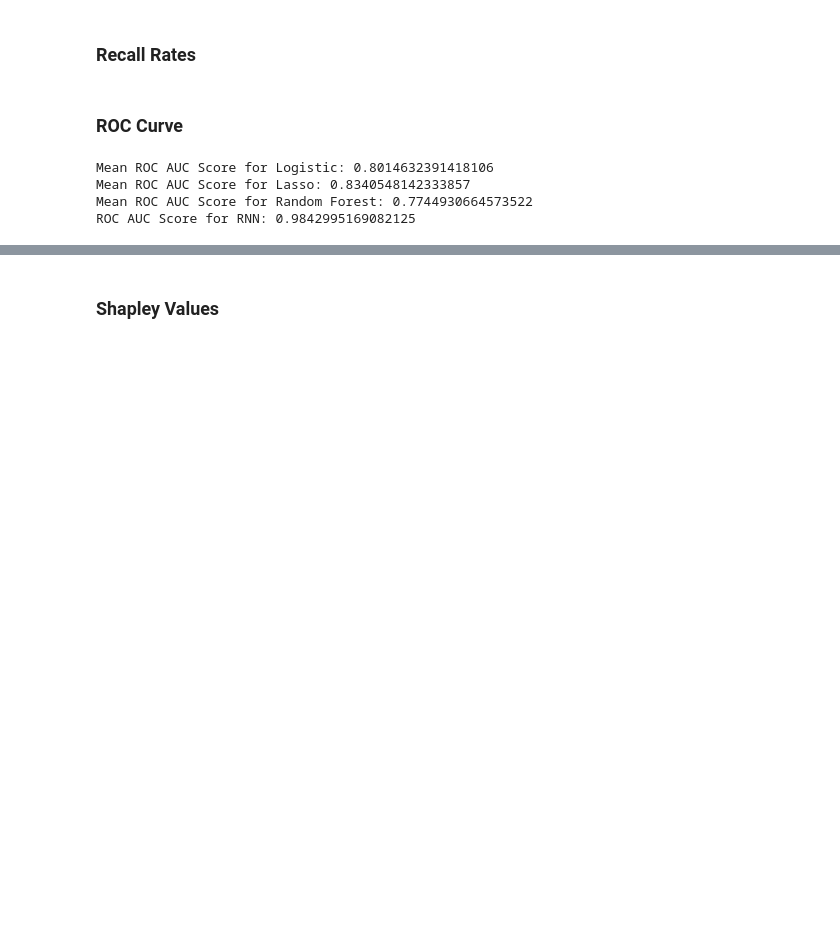
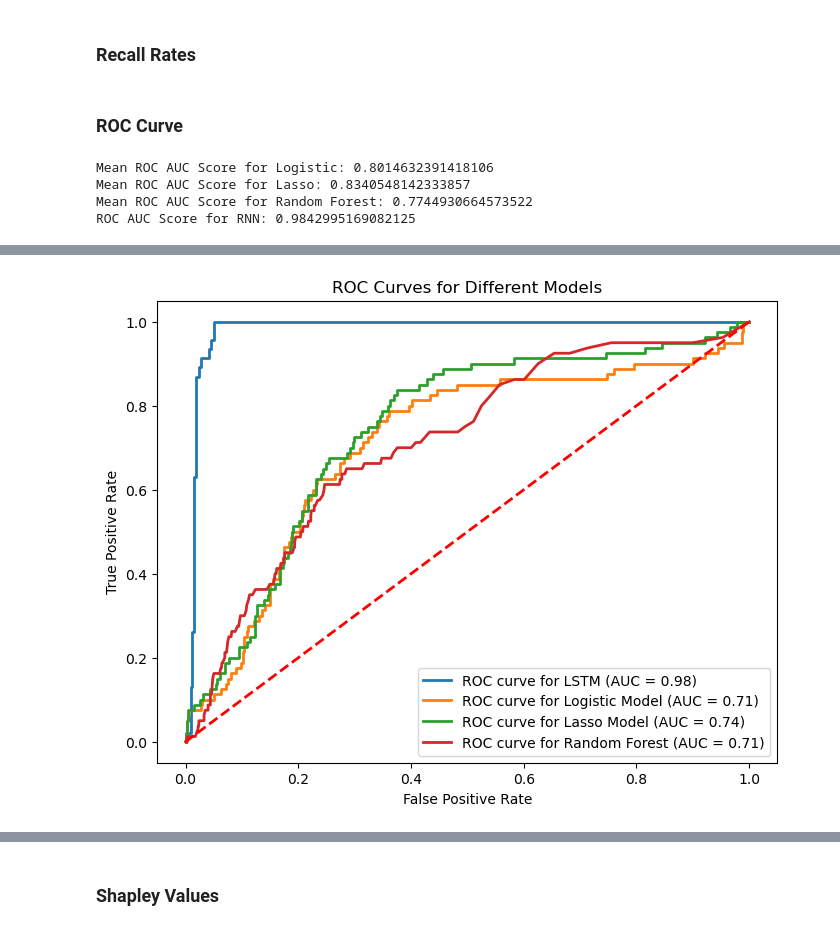
Before and after one commit to stenberg13/financial_crisis_prediction, a Jupyter notebook: Big_Data_Project_NEW.ipynb, the cells around one changed output, grey strips where cells are left out. Drawn from its saved outputs; the diff is of its cells as text; code cells hidden in the pictures; blank space fills up the shorter version.

```diff
--- a/Big_Data_Project_NEW.ipynb
+++ b/Big_Data_Project_NEW.ipynb
@@ -687,0 +757,7 @@ pa['Prediction1'] = pa['Prediction'].apply(lambda x: 1 if x >= 0.19 else 0)
+# %%
+fpr_lstm, tpr_lstm, _ = roc_curve(pa['Actual Values'], pa['Prediction'])
+roc_auc_lstm = auc(fpr_lstm, tpr_lstm)
+
+auc_scores = [roc_auc_score(pa['Actual Values'], pa['Prediction'])]
+roc_curves = [(fpr_lstm, tpr_lstm)]
+roc_curves
@@ -734,0 +828,41 @@ ROC AUC Score for RNN: 0.9842995169082125
+# %%
+from sklearn.datasets import make_classification
+from sklearn.linear_model import LogisticRegression
+from sklearn.model_selection import cross_val_predict
+from sklearn.metrics import roc_curve, auc
+
+log_logistic = LogisticRegression(penalty='none')
+lasso = LogisticRegression(penalty='l1', solver = 'liblinear', C = 1/0.41)
+
+random_forest = RandomForestClassifier(n_estimators=250, max_features=4, random_state=42)
+
+auc_scores = [roc_auc_score(pa['Actual Values'], pa['Prediction'])]
+roc_curves = [(fpr_lstm, tpr_lstm)]
+
+# Iterate over each classifier
+for model, model_name in zip([log_reg_none, log_reg_l2, random_forest],
+                              ["Logistic Model", "Lasso Model", "Random Forest"]):
+    # Perform cross-validation and obtain predicted probabilities
+    y_probas = cross_val_predict(model, X_standardized, y, cv=5, method='predict_proba')
+
+    # Compute ROC curve and AUC
+    fpr, tpr, _ = roc_curve(y, y_probas[:, 1])
+    roc_auc = auc(fpr, tpr)
+
+    # Store AUC score and ROC curve
+    auc_scores.append(roc_auc)
+    roc_curves.append((fpr, tpr))
+
+# Plot ROC curves
+plt.figure(figsize=(8, 6))
+for i, (fpr, tpr) in enumerate(roc_curves):
+    plt.plot(fpr, tpr, lw=2, label='ROC curve for {} (AUC = {:.2f})'.format(["LSTM", "Logistic Model", "Lasso Model", "Random Forest"][i], auc_scores[i]))
+
+plt.plot([0, 1], [0, 1], color='r', linestyle='--', lw=2)
+plt.xlabel('False Positive Rate')
+plt.ylabel('True Positive Rate')
+plt.title('ROC Curves for Different Models')
+plt.legend(loc='lower right')
+plt.show()
+# %% [output]
+[figure, added]
```
Also changed, not shown: parts of 11 cells of this notebook.
